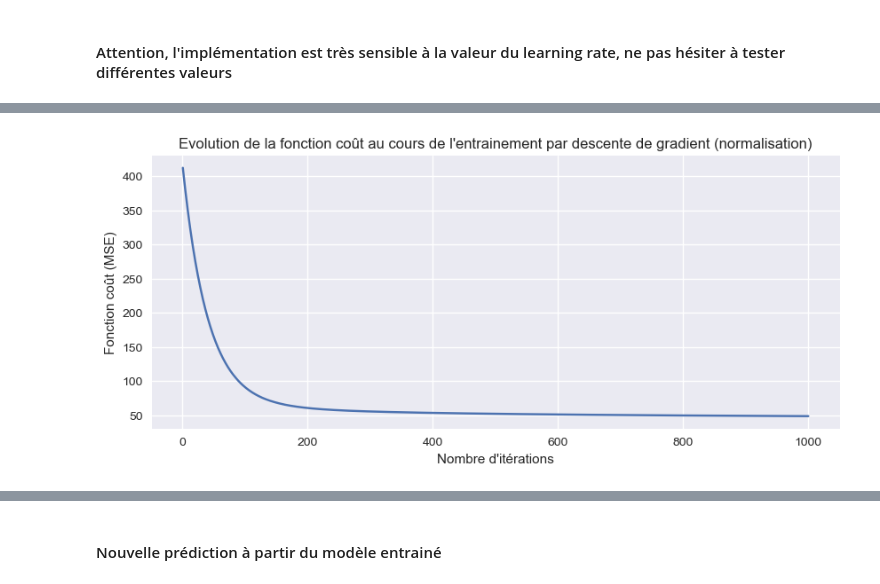
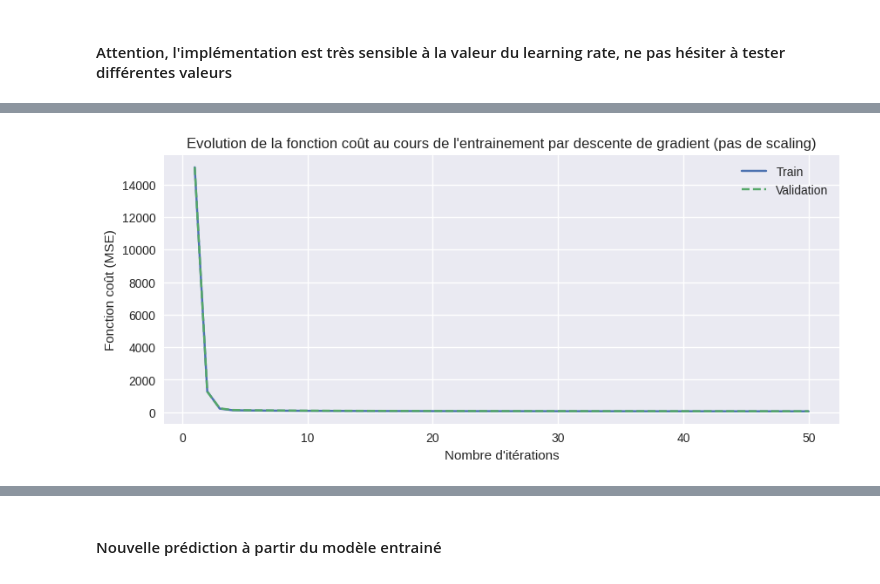
Before and after one commit to jslhost/linear_regression_with-numpy, a Jupyter notebook: linear_regression_by_hand.ipynb, the cells around one changed output, grey strips where cells are left out. Saved outputs shown, nothing was run; the diff lists cells and outputs as text; code cells hidden in the pictures.

```diff
--- a/linear_regression_by_hand.ipynb
+++ b/linear_regression_by_hand.ipynb
@@ -1,5 +1,9 @@
 # %%
 import numpy as np
 import pandas as pd
+import matplotlib.pyplot as plt
+import seaborn as sns
+
+plt.style.use('seaborn-v0_8')
 # %% [markdown]
 #### On créé des données factices avec lesquelles on va travailler
@@ -65,23 +165,30 @@ array([[ 0.90619967,  1.28988256, -1.16610366],
 # %%
-def train_linear_regression(X, y, nb_iter, learning_rate):
+def train_linear_regression(X, y, X_val, y_val, nb_iter, learning_rate):
     np.random.seed(0)
-    weights = np.random.normal(size=(X.shape[1]))
-    n_rows = X.shape[0]
-    history = {'Iter' : [], 'MSE' : [], 'RMSE' : [], 'Weights' : []}
+    weights = np.random.normal(size=(X.shape[1])) # = 3 (nb de cols)
+    n_rows = X.shape[0] # = 1000 (nb de lignes)
+    history = {'Iter': [], 'MSE': [], 'RMSE': [], 'MSE_val': [],'Weights': []}
 
-    for i in range(nb_iter):
+    for i in range(nb_iter): # Boucle d'entraînement
         history['Iter'].append(i+1)
         history['Weights'].append(weights)
-        predictions = X.dot(weights)
+        predictions = X.dot(weights) # batch gradient descent (on utilise l'intégralité de X)
 
-        MSE = np.mean((y - predictions)**2)
+        # Métriques train
+        MSE = np.mean((predictions - y)**2)
         history['MSE'].append(MSE)
         RMSE = np.sqrt(MSE)
         history['RMSE'].append(RMSE)
 
-        grad_weights = (2/n_rows) * (X.T).dot((predictions - y))
-        weights = weights - (learning_rate * grad_weights)
+        # Métriques test
+        predictions_val = X_val.dot(weights)
+        MSE_val = np.mean((predictions_val - y_val)**2)
+        history['MSE_val'].append(MSE_val)
 
+        grad_weights = (2/n_rows) * (X.T).dot((predictions - y)) # Calcul du gradient
+        weights = weights - (learning_rate * grad_weights) # MàJ des paramètres
+
+    # Affichage des résultats
     for i in range(0, 4):
         print(f"Iteration n°{history['Iter'][i]}, MSE : {history['MSE'][i]}, RMSE : {history['RMSE'][i]}")
     print('...')
@@ -105,0 +255,2 @@ Iteration n°1000, MSE : 48.76644707366933, RMSE : 6.983297721969852
+# %%
+history = train_linear_regression(X, y, X_val, y_val, nb_iter=50, learning_rate=0.0001)
@@ -106,12 +267,11 @@ Iteration n°1000, MSE : 48.76644707366933, RMSE : 6.983297721969852
 # %%
-import matplotlib.pyplot as plt
-plt.style.use('seaborn')
-
 plt.figure(figsize=(10, 4))
-plt.plot(history['Iter'], history['MSE'])
+plt.plot(history['Iter'], history['MSE'], label="Train")
+plt.plot(history['Iter'], history['MSE_val'], label="Validation", linestyle='--')
 plt.xlabel("Nombre d'itérations")
 plt.ylabel("Fonction coût (MSE)")
-plt.title("Evolution de la fonction coût au cours de l'entrainement par descente de gradient (normalisation)")
+plt.title("Evolution de la fonction coût au cours de l'entrainement par descente de gradient (pas de scaling)")
+plt.legend()
 plt.show()
 # %% [output]
-[figure, old version]
+[figure, new version]
```
Also changed, not shown: parts of 30 cells of this notebook.
